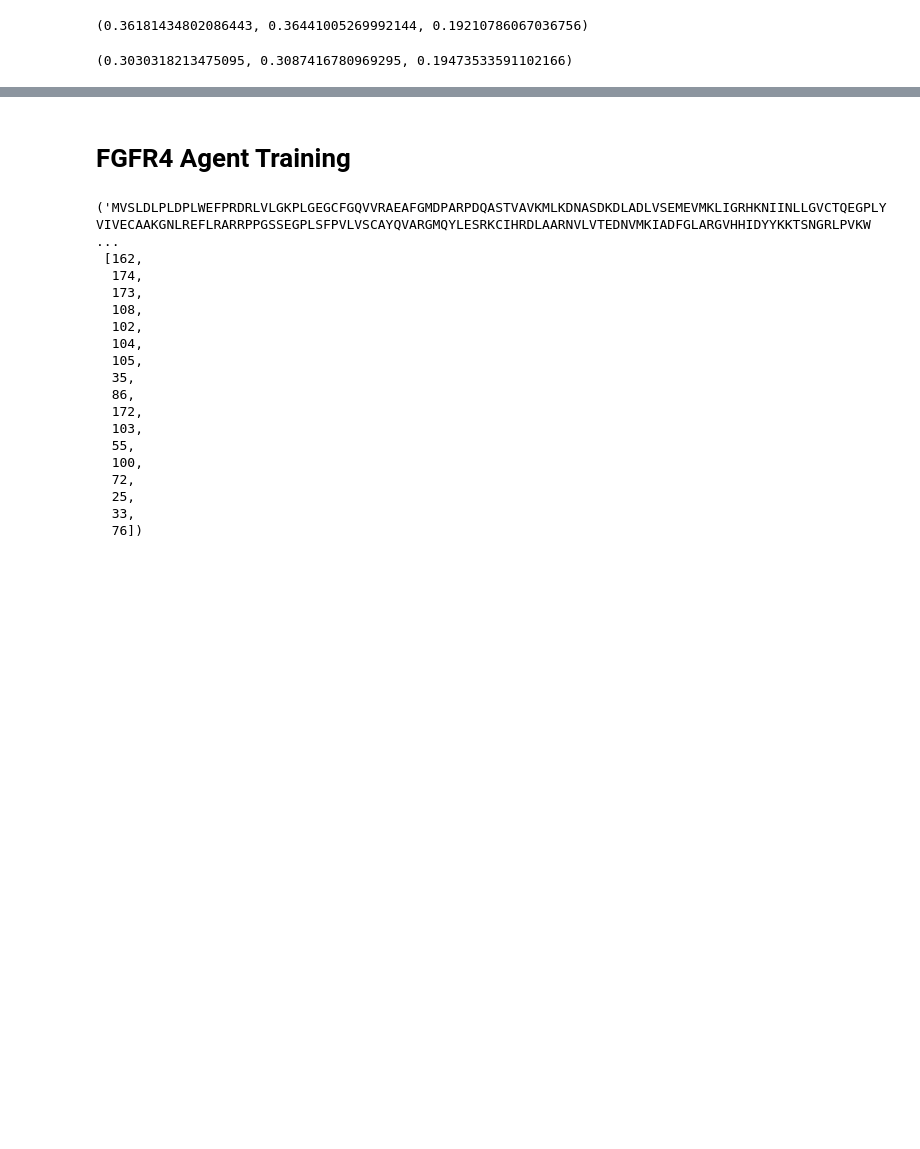
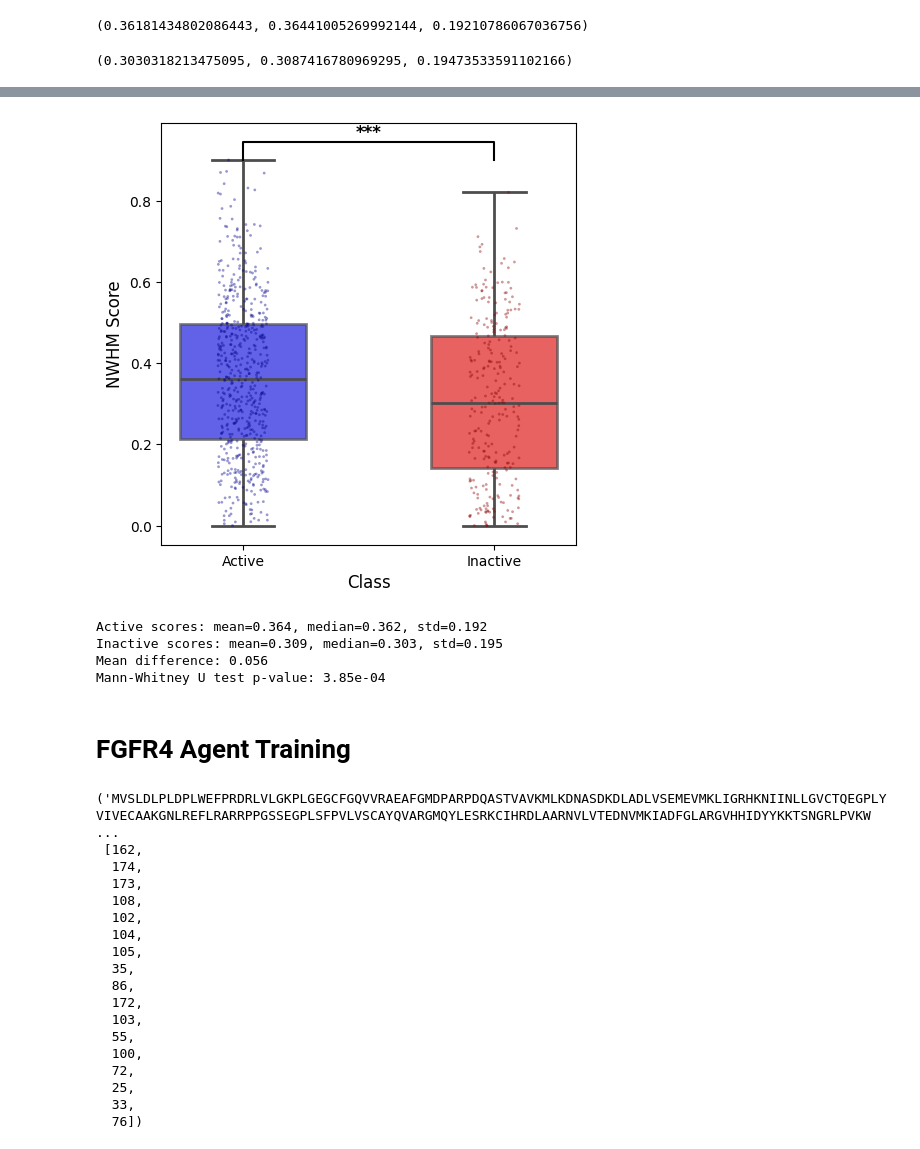
Before and after one commit to alchemistcai/PotentialLinker, a Jupyter notebook: misc.ipynb, the cells around one changed output, grey strips where cells are left out. Drawn from its saved outputs; the diff is of its cells as text; code cells hidden in the pictures; blank space fills up the shorter version.

```diff
--- a/misc.ipynb
+++ b/misc.ipynb
@@ -256,3 +292,55 @@ np.percentile(sc_inact, 50),np.mean(sc_inact),np.std(sc_inact),
+# %%
+import matplotlib.pyplot as plt
+import seaborn as sns
+import pandas as pd
+import numpy as np
+from scipy.stats import  mannwhitneyu
+
+def plot_boxplot_with_stats(scores_active, scores_inactive):
+    data = pd.DataFrame({
+        'NWHM Score': np.concatenate([scores_active, scores_inactive]),
+        'Class': ['Active'] * len(scores_active) + ['Inactive'] * len(scores_inactive)
+    })
+    fig, ax = plt.subplots(figsize=(5, 5))
+    sns.boxplot(x='Class', y='NWHM Score', data=data, palette={'Active':'blue', 'Inactive':'red'},
+                width=0.5, ax=ax, fliersize=3, linewidth=2, boxprops={'alpha':0.7})
+    sns.stripplot(x='Class', y='NWHM Score', data=data, palette={'Active':'darkblue', 'Inactive':'darkred'},
+                  size=2, alpha=0.4, jitter=True, ax=ax)
+    stat, p_value_mw = mannwhitneyu(scores_active, scores_inactive, alternative='two-sided')
+    x1, x2 = 0, 1
+    y1 = scores_active.max()
+    y2 = scores_inactive.max()
+    y_max = max(y1, y2)
+    y_h = y_max * 0.05
+    ax.plot([x1, x1, x2, x2], [y_max, y_max + y_h, y_max + y_h, y_max],
+            lw=1.5, color='black')
+    if p_value_mw < 0.001:
+        p_text = '***'
+    elif p_value_mw < 0.01:
+        p_text = '**'
+    elif p_value_mw < 0.05:
+        p_text = '*'
+    else:
+        p_text = f'p = {p_value_mw:.2e}'
+    ax.text((x1 + x2) / 2, y_max + y_h, p_text, ha='center', va='bottom',
+            fontsize=12, fontweight='bold')
+
+    ax.set_xlabel('Class', fontsize=12)
+    ax.set_ylabel('NWHM Score', fontsize=12)
+    plt.tight_layout()
+    plt.savefig('pics/NWHM_box.png',dpi=600,bbox_inches='tight')
+    plt.show()
+    print(f"Active scores: mean={scores_active.mean():.3f}, median={np.median(scores_active):.3f}, std={scores_active.std():.3f}")
+    print(f"Inactive scores: mean={scores_inactive.mean():.3f}, median={np.median(scores_inactive):.3f}, std={scores_inactive.std():.3f}")
+    print(f"Mean difference: {scores_active.mean() - scores_inactive.mean():.3f}")
+    print(f"Mann-Whitney U test p-value: {p_value_mw:.2e}")
+plot_boxplot_with_stats(sc_active, sc_inact)
+# %% [output]
+[figure, added]
+Active scores: mean=0.364, median=0.362, std=0.192
+Inactive scores: mean=0.309, median=0.303, std=0.195
+Mean difference: 0.056
+Mann-Whitney U test p-value: 3.85e-04
 # %% [markdown]
 # FGFR4 Agent Training
 # %%
```
Also changed, not shown: parts of 7 cells of this notebook, 5 other files.
